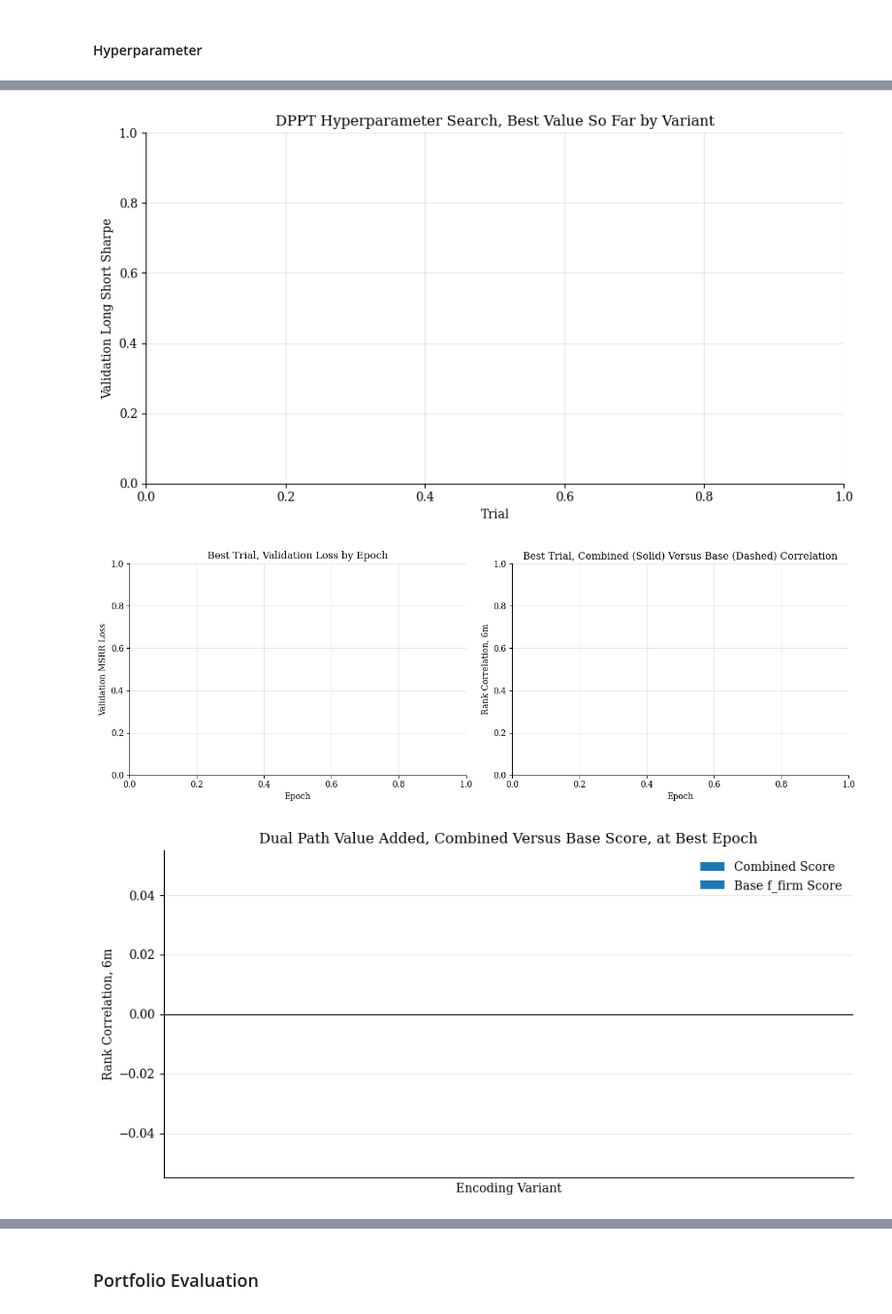
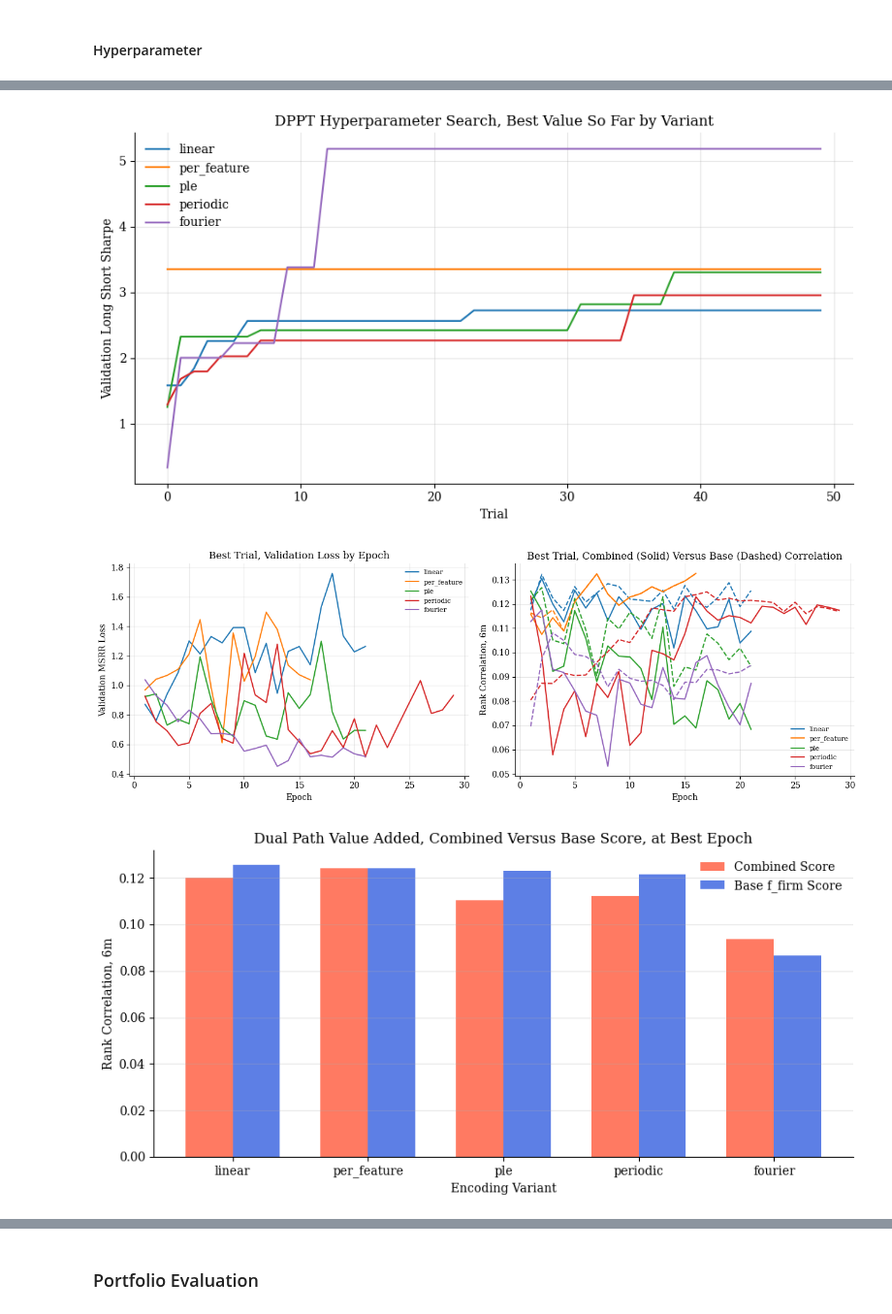
Before and after one commit to Hemasrikar/portfolio-transformers, a Jupyter notebook: summary_plots.ipynb, the cells around one changed output, grey strips where cells are left out. Shown at 97% size. Drawn from its saved outputs; the diff is of its cells as text; code cells hidden in the pictures.

Commit message:
Added Transformer results and plot scripts

```diff
--- a/summary_plots.ipynb
+++ b/summary_plots.ipynb
@@ -14,7 +14,6 @@ plt.rcParams.update({
     'axes.spines.right': False,
     'savefig.dpi': 300,
     'savefig.bbox': 'tight',
-    'pdf.fonttype': 42,
 })
 
 ff_dir = Path('results/benchmark/ff_benchmark')
@@ -1712,7 +1674,7 @@ plt.close(fig)
 # %% [markdown]
 #### Hyperparameter
 # %%
-dppt_hpt_dir = Path('results/transformer-hpt')
+dppt_hpt_dir = Path('results/transformer/transformer-hpt')
 dppt_eval_dir = Path('results/transformer')
 dppt_hpt_plots_dir = Path('plots') / dppt_hpt_dir.name
 dppt_eval_plots_dir = Path('plots') / dppt_eval_dir.name
@@ -1780,16 +1745,17 @@ for variant in dppt_variants_hpt:
 ax.set_xlabel('Trial')
 ax.set_ylabel('Validation Long Short Sharpe')
 ax.set_title('DPPT Hyperparameter Search, Best Value So Far by Variant')
-ax.legend(frameon=False)
+handles, labels = ax.get_legend_handles_labels()
+if len(handles) > 0:
+    ax.legend(frameon=False)
 ax.grid(alpha=0.3)
 
 fig.tight_layout()
-fig.savefig(dppt_hpt_plots_dir / 'dppt_hpt_convergence.pdf')
 fig.savefig(dppt_hpt_plots_dir / 'dppt_hpt_convergence.png')
 plt.show()
 plt.close(fig)
 # %% [output]
-[figure, old version]
+[figure, new version]
 # %%
 # validation loss and combined versus base rank correlation across epochs,
 # for the best trial of each variant
@@ -1811,49 +1777,53 @@ for variant in dppt_variants_hpt:
 axes[0].set_xlabel('Epoch')
 axes[0].set_ylabel('Validation MSRR Loss')
 axes[0].set_title('Best Trial, Validation Loss by Epoch')
-axes[0].legend(frameon=False, fontsize=8)
+handles0, labels0 = axes[0].get_legend_handles_labels()
+if len(handles0) > 0:
+    axes[0].legend(frameon=False, fontsize=8)
 axes[0].grid(alpha=0.3)
 
 axes[1].set_xlabel('Epoch')
 axes[1].set_ylabel('Rank Correlation, 6m')
 axes[1].set_title('Best Trial, Combined (Solid) Versus Base (Dashed) Correlation')
-axes[1].legend(frameon=False, fontsize=8)
+handles1, labels1 = axes[1].get_legend_handles_labels()
+if len(handles1) > 0:
+    axes[1].legend(frameon=False, fontsize=8)
 axes[1].grid(alpha=0.3)
 
 fig.tight_layout()
-fig.savefig(dppt_hpt_plots_dir / 'dppt_best_trial_epoch_curves.pdf')
 fig.savefig(dppt_hpt_plots_dir / 'dppt_best_trial_epoch_curves.png')
 plt.show()
 plt.close(fig)
 # %% [output]
-[figure, old version]
+[figure, new version]
 # %%
 # dual path value added, combined score versus the base f_firm score alone,
 # at each variant's best epoch
 x_h = np.arange(len(dppt_variants_hpt))
 width_h = 0.35
 combined_vals = [dppt_best_params[v].get('best_corr_6m', float('nan')) for v in dppt_variants_hpt]
 base_vals = [dppt_best_params[v].get('best_base_corr_6m', float('nan')) for v in dppt_variants_hpt]
 
 fig, ax = plt.subplots(figsize=(9, 4.5))
-ax.bar(x_h - width_h / 2, combined_vals, width_h, label='Combined Score', color='C0', alpha=0.85)
-ax.bar(x_h + width_h / 2, base_vals, width_h, label='Base f_firm Score', color='C1', alpha=0.85)
+ax.bar(x_h - width_h / 2, combined_vals, width_h, label='Combined Score', color='tomato', alpha=0.85)
+ax.bar(x_h + width_h / 2, base_vals, width_h, label='Base f_firm Score', color='royalblue', alpha=0.85)
 ax.axhline(0, color='black', linewidth=0.8)
 ax.set_xticks(x_h)
 ax.set_xticklabels(dppt_variants_hpt)
 ax.set_xlabel('Encoding Variant')
 ax.set_ylabel('Rank Correlation, 6m')
 ax.set_title('Dual Path Value Added, Combined Versus Base Score, at Best Epoch')
-ax.legend(frameon=False)
+handles, labels = ax.get_legend_handles_labels()
+if len(handles) > 0:
+    ax.legend(frameon=False)
 ax.grid(axis='y', alpha=0.3)
 
 fig.tight_layout()
-fig.savefig(dppt_hpt_plots_dir / 'dppt_combined_vs_base_corr.pdf')
 fig.savefig(dppt_hpt_plots_dir / 'dppt_combined_vs_base_corr.png')
 plt.show()
 plt.close(fig)
 # %% [output]
-[figure, old version]
+[figure, new version]
 # %%
 # embedding dimension and learning rate against the optuna objective,
 # coloured by encoding variant, across every sampled trial
```
Also changed, not shown: parts of 42 cells of this notebook, 49 other files.
